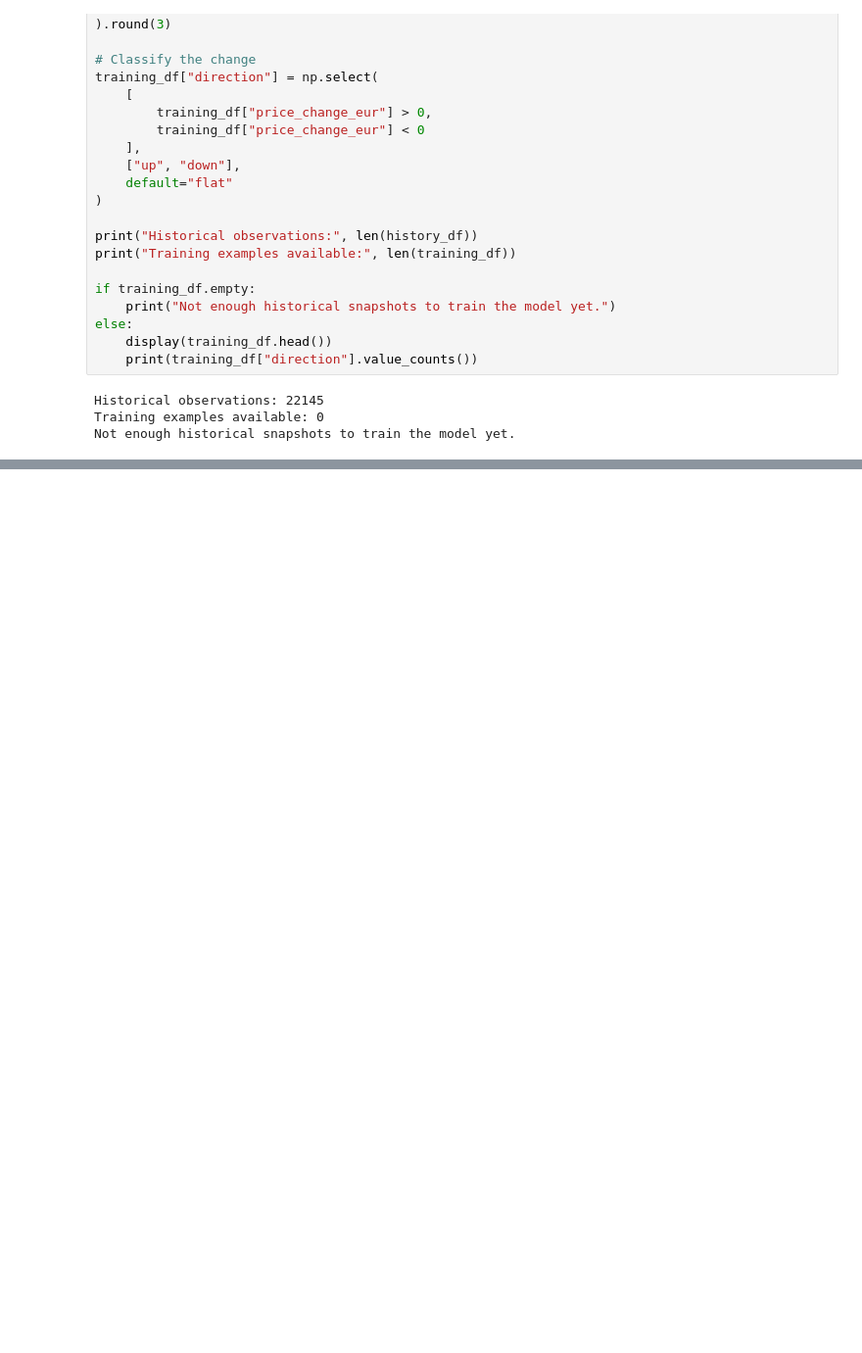
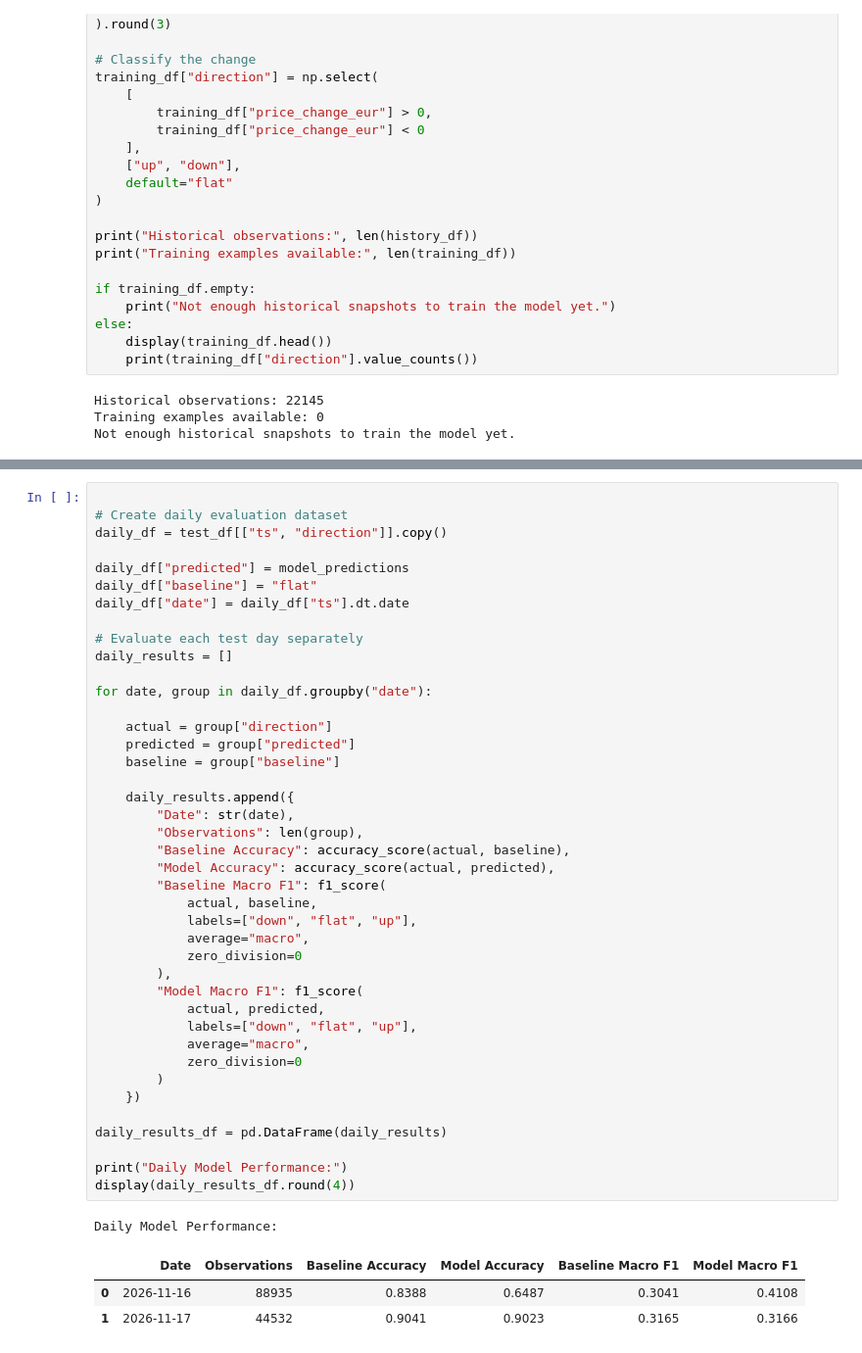
Before and after one commit to laurarigau/SmartFuel-cloud_solutions, a Jupyter notebook: ml/smartfuel_model_v0.ipynb, the cells around one changed output, grey strips where cells are left out. Shown at 98% size. Cells and saved outputs as stored; diff of their text form; blank space fills up the shorter version.

Commit message:
feat(phase-c): train and evaluate ML model v0

```diff
--- a/ml/smartfuel_model_v0.ipynb
+++ b/ml/smartfuel_model_v0.ipynb
@@ -294,0 +912,46 @@ Not enough historical snapshots to train the model yet.
+# %%
+
+# Create daily evaluation dataset
+daily_df = test_df[["ts", "direction"]].copy()
+
+daily_df["predicted"] = model_predictions
+daily_df["baseline"] = "flat"
+daily_df["date"] = daily_df["ts"].dt.date
+
+# Evaluate each test day separately
+daily_results = []
+
+for date, group in daily_df.groupby("date"):
+
+    actual = group["direction"]
+    predicted = group["predicted"]
+    baseline = group["baseline"]
+
+    daily_results.append({
+        "Date": str(date),
+        "Observations": len(group),
+        "Baseline Accuracy": accuracy_score(actual, baseline),
+        "Model Accuracy": accuracy_score(actual, predicted),
+        "Baseline Macro F1": f1_score(
+            actual, baseline,
+            labels=["down", "flat", "up"],
+            average="macro",
+            zero_division=0
+        ),
+        "Model Macro F1": f1_score(
+            actual, predicted,
+            labels=["down", "flat", "up"],
+            average="macro",
+            zero_division=0
+        )
+    })
+
+daily_results_df = pd.DataFrame(daily_results)
+
+print("Daily Model Performance:")
+display(daily_results_df.round(4))
+# %% [output]
+Daily Model Performance:
+|  | Date | Observations | Baseline Accuracy | Model Accuracy | Baseline Macro F1 | Model Macro F1 |
+| 0 | 2026-11-16 | 88935 | 0.8388 | 0.6487 | 0.3041 | 0.4108 |
+| 1 | 2026-11-17 | 44532 | 0.9041 | 0.9023 | 0.3165 | 0.3166 |
```
Also changed, not shown: parts of 19 cells of this notebook, 1 other file.
